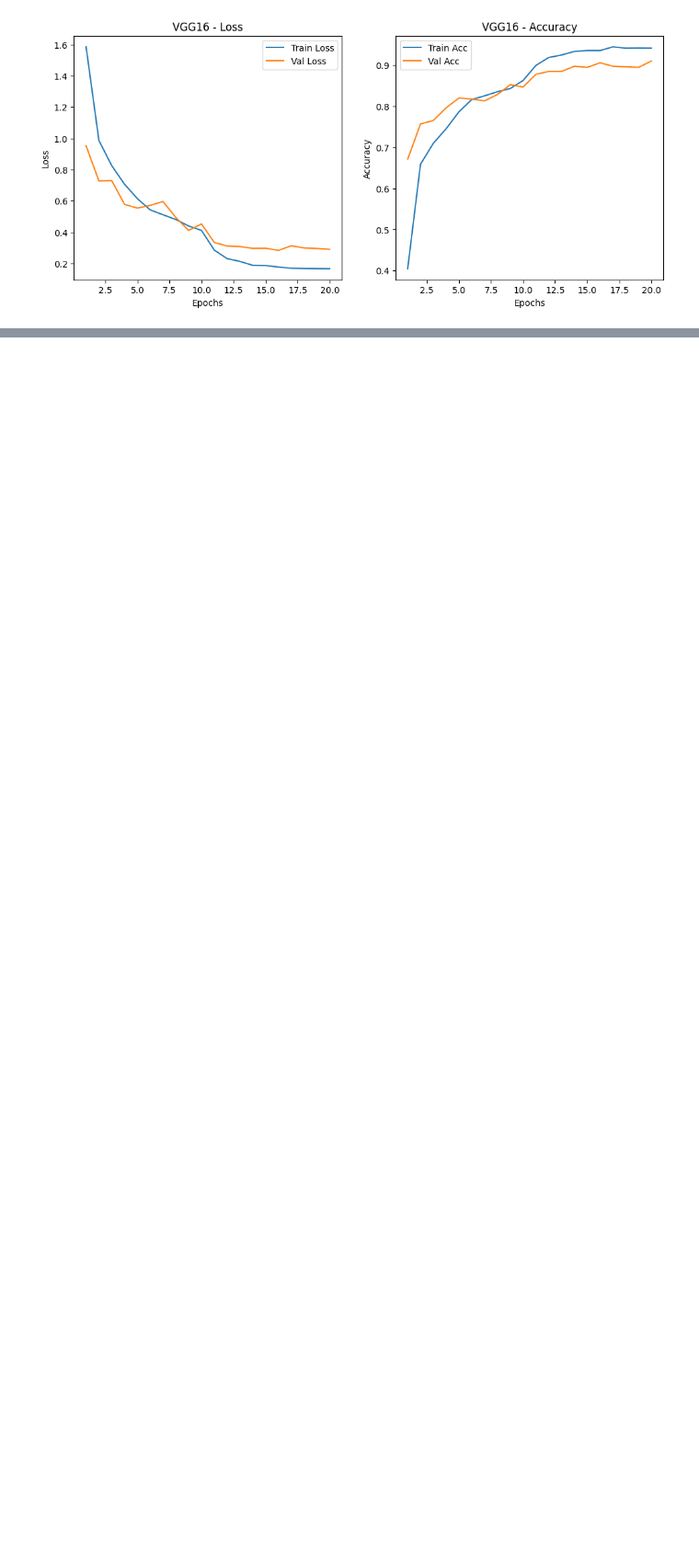
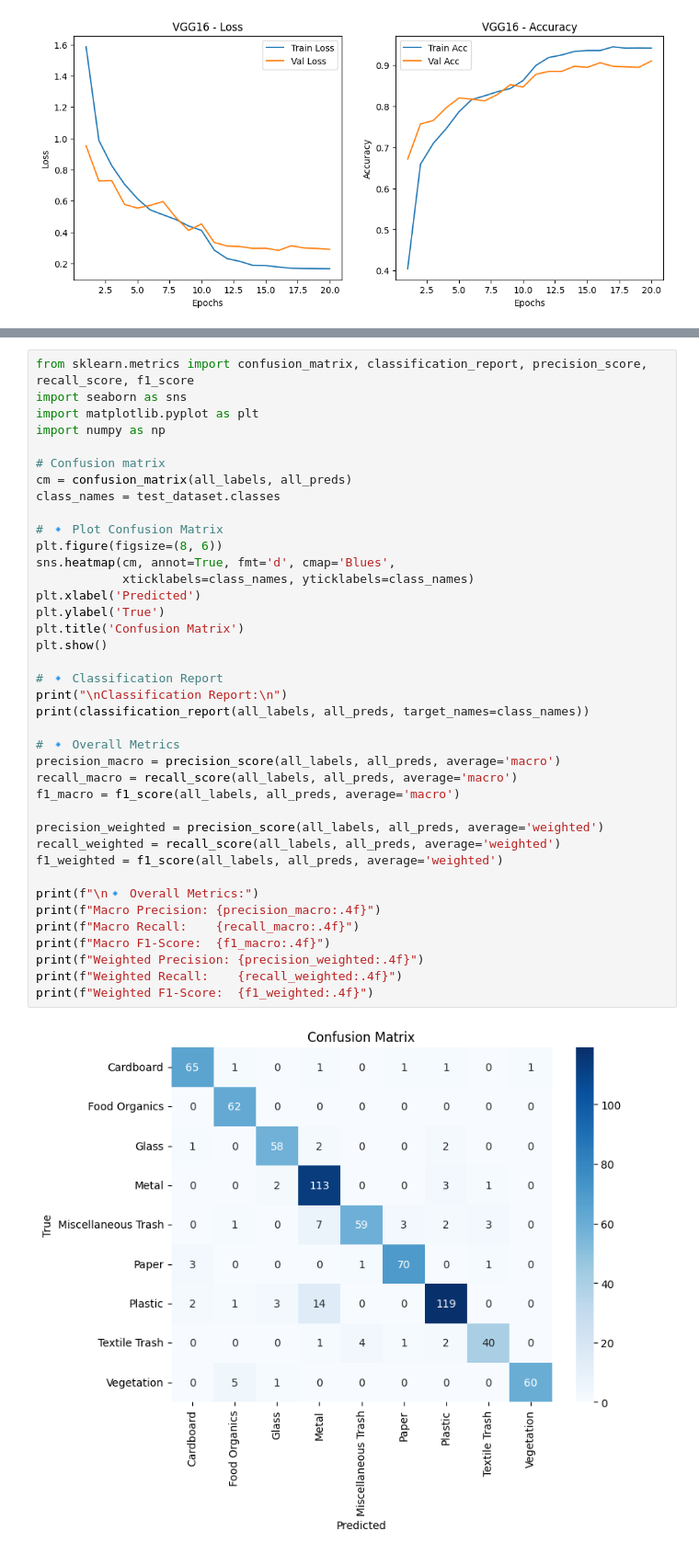
Before and after one commit to lahirunie-dulsara/EN3150-Assignment-3-CNN, a Jupyter notebook: realwaste.ipynb, the cells around one changed output, grey strips where cells are left out. Shown at 92% size. Drawn from its saved outputs; the diff is of its cells as text; blank space fills up the shorter version.

```diff
--- a/realwaste.ipynb
+++ b/realwaste.ipynb
@@ -1247,0 +1379,41 @@ Best Val Acc: 0.9101
+# %%
+from sklearn.metrics import confusion_matrix, classification_report, precision_score, recall_score, f1_score
+import seaborn as sns
+import matplotlib.pyplot as plt
+import numpy as np
+
+# Confusion matrix
+cm = confusion_matrix(all_labels, all_preds)
+class_names = test_dataset.classes
+
+# 🔹 Plot Confusion Matrix
+plt.figure(figsize=(8, 6))
+sns.heatmap(cm, annot=True, fmt='d', cmap='Blues',
+            xticklabels=class_names, yticklabels=class_names)
+plt.xlabel('Predicted')
+plt.ylabel('True')
+plt.title('Confusion Matrix')
+plt.show()
+
+# 🔹 Classification Report
+print("\nClassification Report:\n")
+print(classification_report(all_labels, all_preds, target_names=class_names))
+
+# 🔹 Overall Metrics
+precision_macro = precision_score(all_labels, all_preds, average='macro')
+recall_macro = recall_score(all_labels, all_preds, average='macro')
+f1_macro = f1_score(all_labels, all_preds, average='macro')
+
+precision_weighted = precision_score(all_labels, all_preds, average='weighted')
+recall_weighted = recall_score(all_labels, all_preds, average='weighted')
+f1_weighted = f1_score(all_labels, all_preds, average='weighted')
+
+print(f"\n🔹 Overall Metrics:")
+print(f"Macro Precision: {precision_macro:.4f}")
+print(f"Macro Recall:    {recall_macro:.4f}")
+print(f"Macro F1-Score:  {f1_macro:.4f}")
+print(f"Weighted Precision: {precision_weighted:.4f}")
+print(f"Weighted Recall:    {recall_weighted:.4f}")
+print(f"Weighted F1-Score:  {f1_weighted:.4f}")
+# %% [output]
+[figure, added]
```
Also changed, not shown: parts of 8 cells of this notebook.
